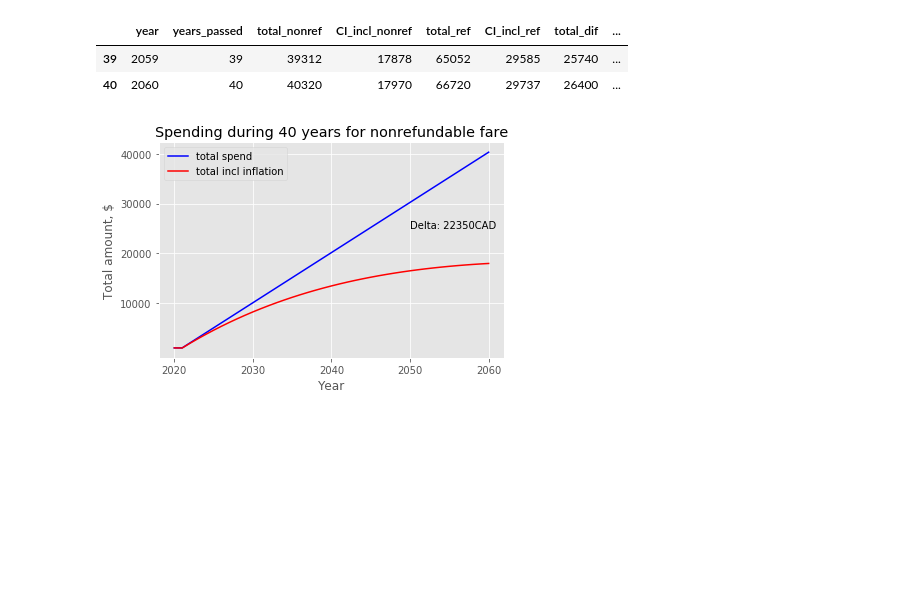
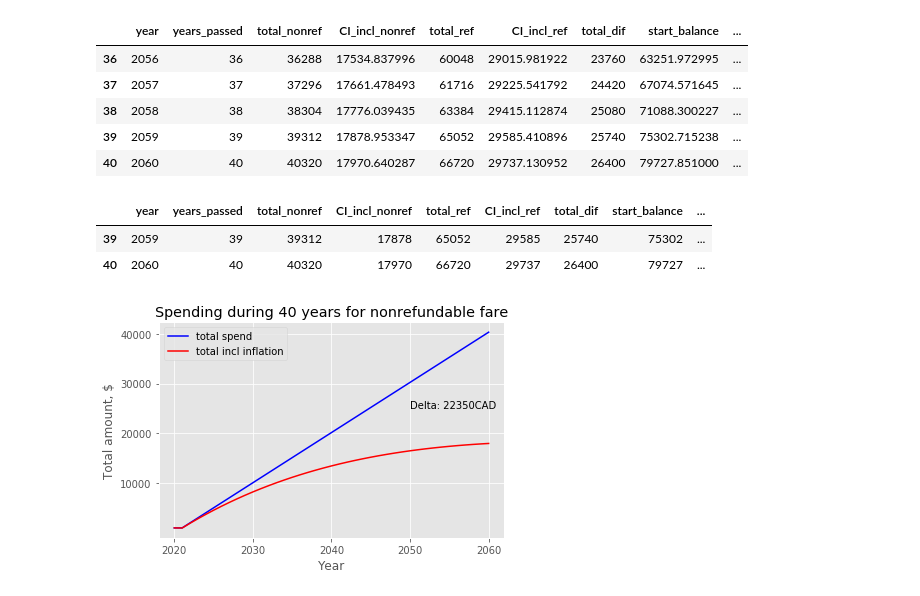
Before and after one commit to samburska/insurance, a Jupyter notebook: Insurance.ipynb, the cells around one changed output. Saved outputs shown, nothing was run; the diff lists cells and outputs as text; code cells hidden in the pictures; blank space fills up the shorter version.

```diff
--- a/Insurance.ipynb
+++ b/Insurance.ipynb
@@ -60,10 +63,34 @@ ins.head()
+# %%
+ins = pd.read_csv(r'files/Investment_concatenated.csv')
+
+inv_5pct = 0.05
+
+for i in range(years):
+    if ins.index[i] == 0:
+        ins['start_balance'] = 0
+        ins['interest_5pct'] = ins.start_balance[i]*inv_5pct
+        ins['end_balance_5pct'] = yearly_dif
+
+    else:
+        ins.loc[i, 'start_balance'] = ins.end_balance_5pct[i-1]
+        ins.loc[i, 'interest_5pct'] = ins.start_balance[i]*inv_5pct
+        ins.loc[i, 'end_balance_5pct'] = ins.start_balance[i] + ins.interest_5pct[i] + yearly_dif
+
+ins.tail()
+# %% [output]
+|  | year | years_passed | total_nonref | CI_incl_nonref | total_ref | CI_incl_ref | total_dif | start_balance | ... |
+| 36 | 2056 | 36 | 36288 | 17534.837996 | 60048 | 29015.981922 | 23760 | 63251.972995 | ... |
+| 37 | 2057 | 37 | 37296 | 17661.478493 | 61716 | 29225.541792 | 24420 | 67074.571645 | ... |
+| 38 | 2058 | 38 | 38304 | 17776.039435 | 63384 | 29415.112874 | 25080 | 71088.300227 | ... |
+| 39 | 2059 | 39 | 39312 | 17878.953347 | 65052 | 29585.410896 | 25740 | 75302.715238 | ... |
+| 40 | 2060 | 40 | 40320 | 17970.640287 | 66720 | 29737.130952 | 26400 | 79727.851000 | ... |
 # %%
-ins = pd.read_csv(r'files/Investment_concatenated.csv')
+ins = ins.astype(int)
 ins.tail(2)
 # %% [output]
-|  | year | years_passed | total_nonref | CI_incl_nonref | total_ref | CI_incl_ref | total_dif | ... |
-| 39 | 2059 | 39 | 39312 | 17878 | 65052 | 29585 | 25740 | ... |
-| 40 | 2060 | 40 | 40320 | 17970 | 66720 | 29737 | 26400 | ... |
+|  | year | years_passed | total_nonref | CI_incl_nonref | total_ref | CI_incl_ref | total_dif | start_balance | ... |
+| 39 | 2059 | 39 | 39312 | 17878 | 65052 | 29585 | 25740 | 75302 | ... |
+| 40 | 2060 | 40 | 40320 | 17970 | 66720 | 29737 | 26400 | 79727 | ... |
 # %%
 #VISUALISATION
 
```
Also changed, not shown: parts of 11 cells of this notebook, 5 other files.
